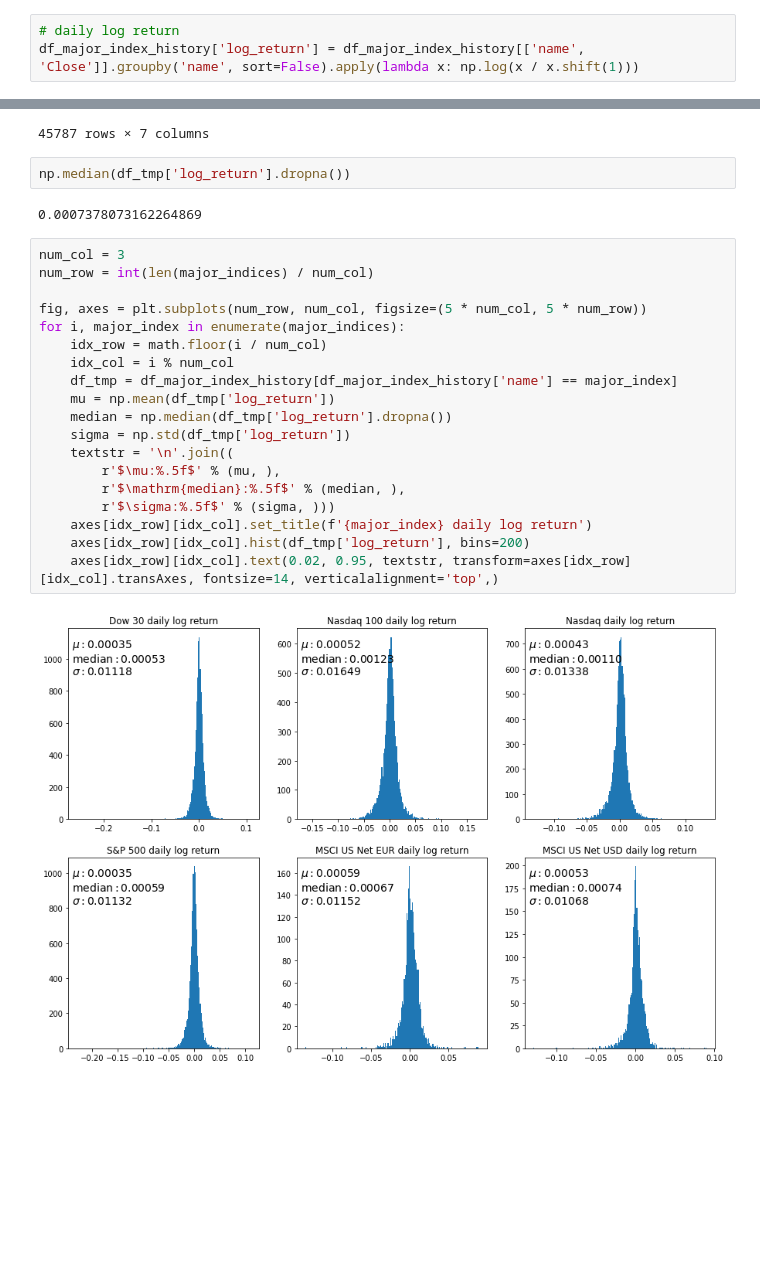
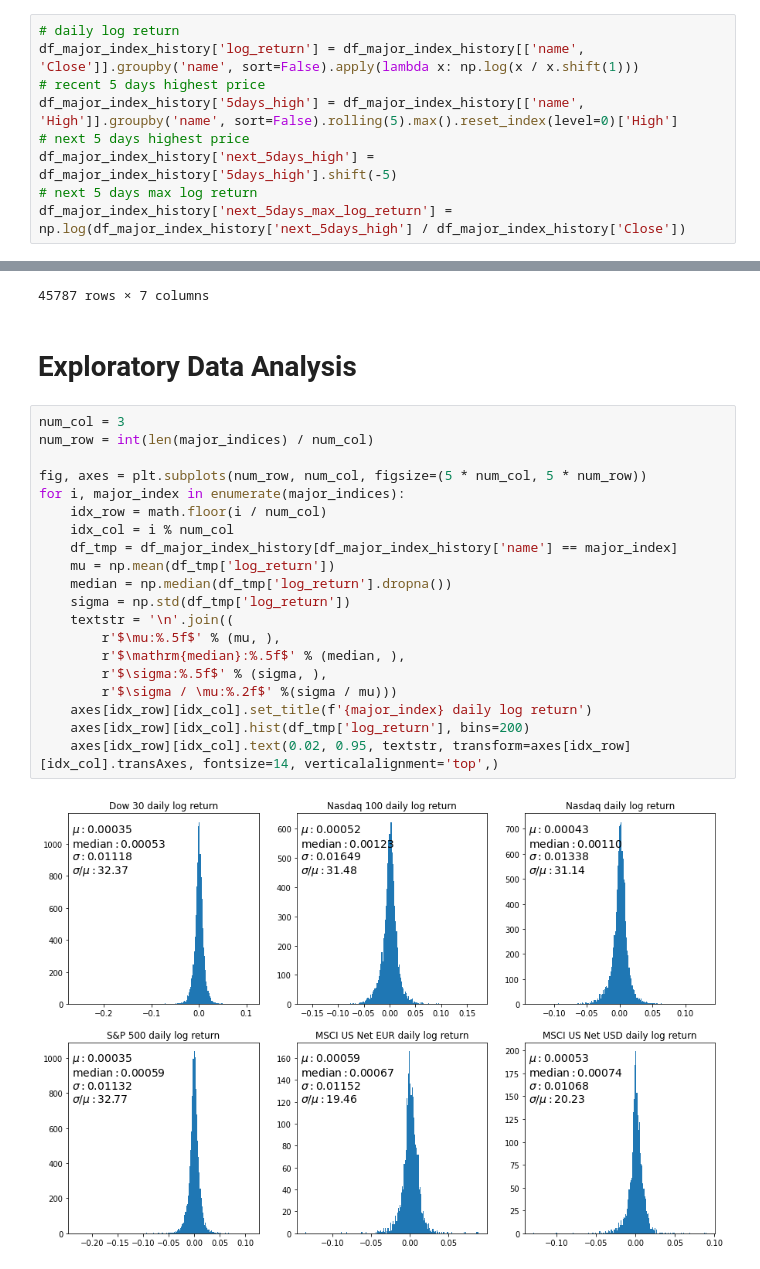
Before and after one commit to takeyama0/MarketPrediction, a Jupyter notebook: stock_market_prediction.ipynb, the cells around one changed output, grey strips where cells are left out. Saved outputs shown, nothing was run; the diff lists cells and outputs as text; blank space fills up the shorter version.

```diff
--- a/stock_market_prediction.ipynb
+++ b/stock_market_prediction.ipynb
@@ -434,3 +400,9 @@ Negative date intervals are caused by differences at the timing of indicator cha
 # %%
 # daily log return
 df_major_index_history['log_return'] = df_major_index_history[['name', 'Close']].groupby('name', sort=False).apply(lambda x: np.log(x / x.shift(1)))
+# recent 5 days highest price
+df_major_index_history['5days_high'] = df_major_index_history[['name', 'High']].groupby('name', sort=False).rolling(5).max().reset_index(level=0)['High']
+# next 5 days highest price
+df_major_index_history['next_5days_high'] = df_major_index_history['5days_high'].shift(-5)
+# next 5 days max log return
+df_major_index_history['next_5days_max_log_return'] = np.log(df_major_index_history['next_5days_high'] / df_major_index_history['Close'])
@@ -451,29 +438,28 @@ df_major_index_history
 | 2022-03-09 | 11570.38 | 11935.26 | 11570.38 | 11879.43 | 0 | MSCI US Net USD | 0.026434 |
 | 2022-03-10 | 11877.16 | 11877.16 | 11684.93 | 11823.55 | 0 | MSCI US Net USD | -0.004715 |
 45787 rows × 7 columns
-# %%
-np.median(df_tmp['log_return'].dropna())
-# %% [output]
-0.0007378073162264869
+# %% [markdown]
+# Exploratory Data Analysis
 # %%
 num_col = 3
 num_row = int(len(major_indices) / num_col)
 
 fig, axes = plt.subplots(num_row, num_col, figsize=(5 * num_col, 5 * num_row))
 for i, major_index in enumerate(major_indices):
     idx_row = math.floor(i / num_col)
     idx_col = i % num_col
     df_tmp = df_major_index_history[df_major_index_history['name'] == major_index]
     mu = np.mean(df_tmp['log_return'])
     median = np.median(df_tmp['log_return'].dropna())
     sigma = np.std(df_tmp['log_return'])
     textstr = '\n'.join((
         r'$\mu:%.5f$' % (mu, ),
         r'$\mathrm{median}:%.5f$' % (median, ),
-        r'$\sigma:%.5f$' % (sigma, )))
+        r'$\sigma:%.5f$' % (sigma, ),
+        r'$\sigma / \mu:%.2f$' %(sigma / mu)))
     axes[idx_row][idx_col].set_title(f'{major_index} daily log return')
     axes[idx_row][idx_col].hist(df_tmp['log_return'], bins=200)
     axes[idx_row][idx_col].text(0.02, 0.95, textstr, transform=axes[idx_row][idx_col].transAxes, fontsize=14, verticalalignment='top',)
 # %% [output]
-[figure, old version]
+[figure, new version]
 # %%
```
Also changed, not shown: parts of 15 cells of this notebook.
